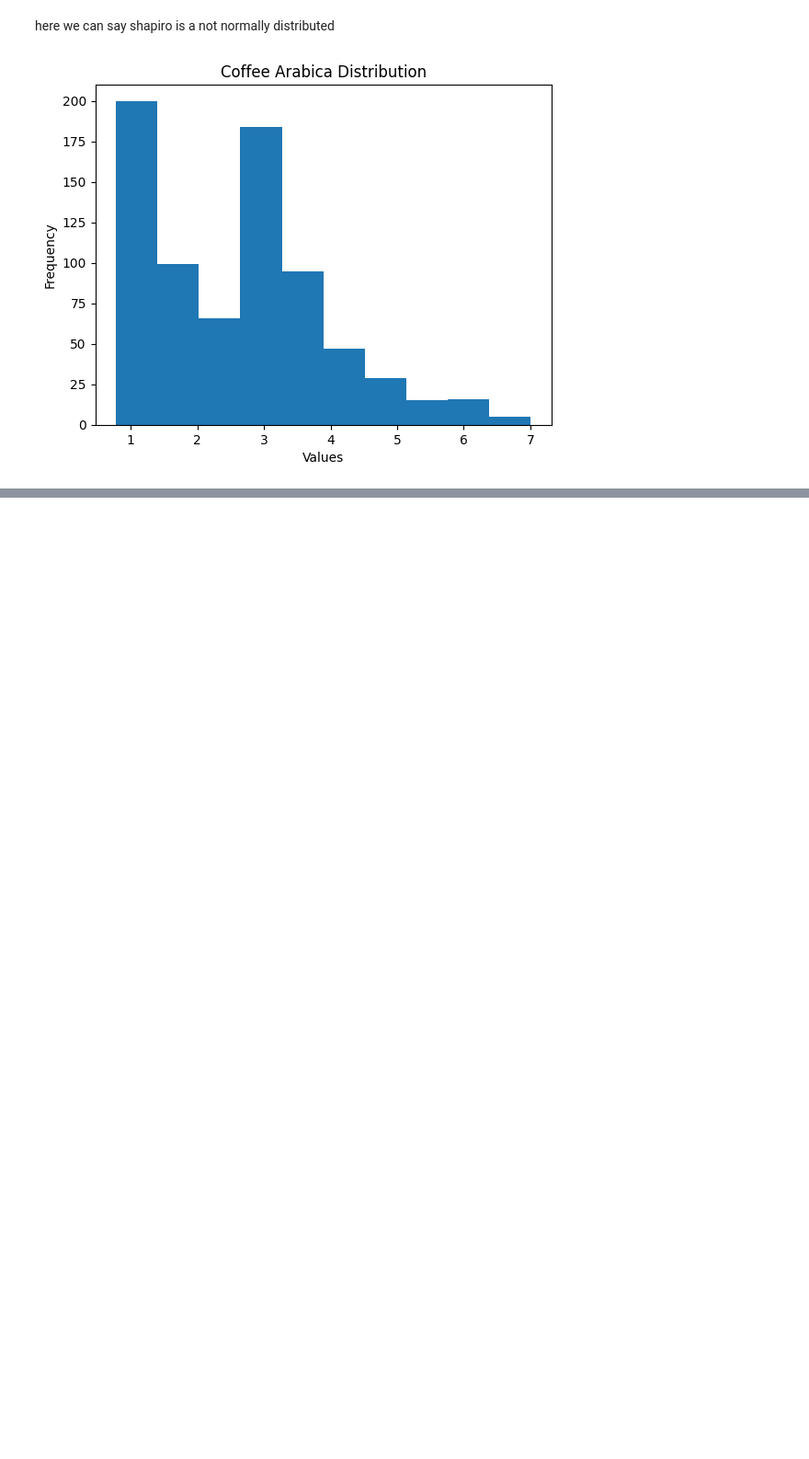
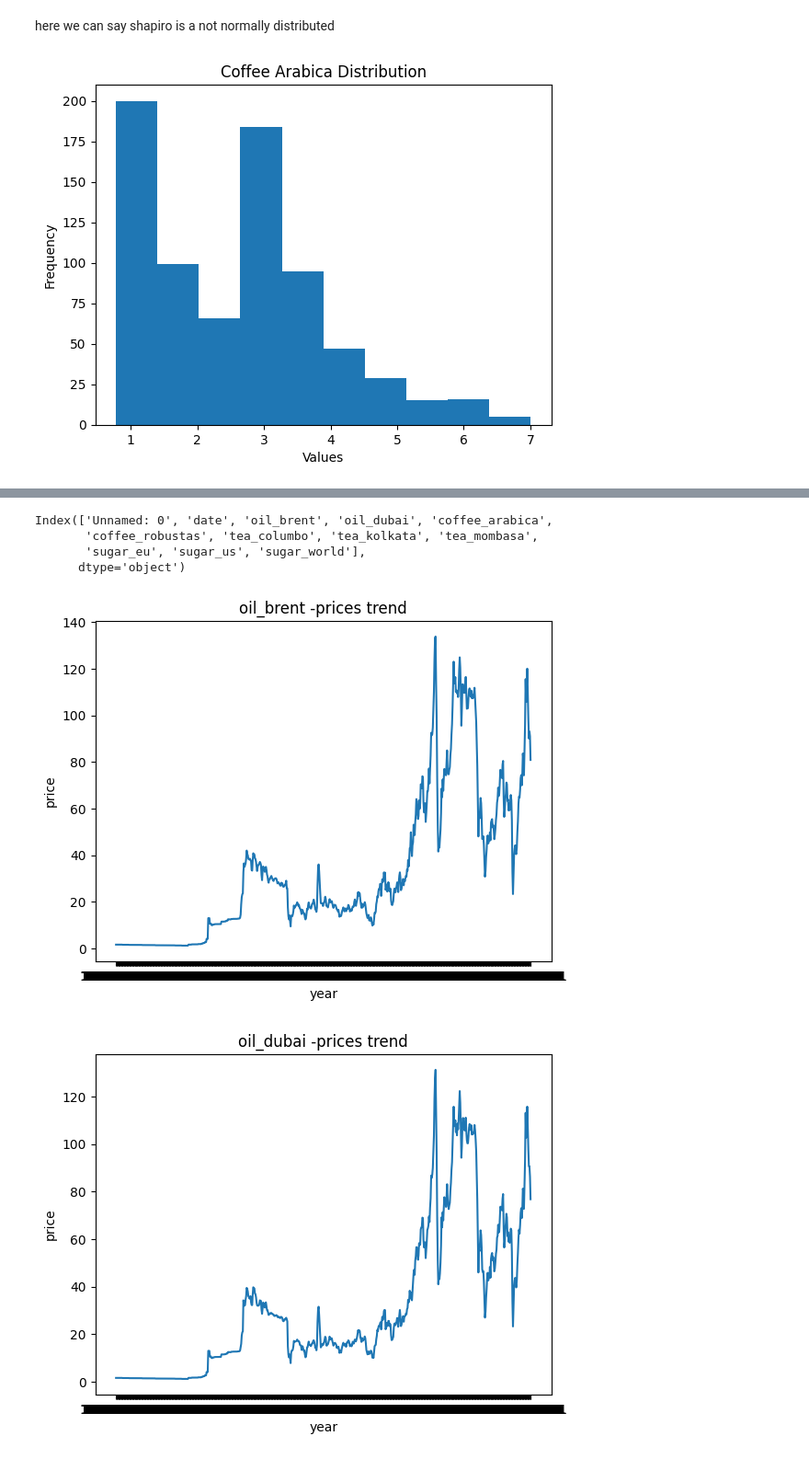
Before and after one commit to prasadboyina/statstical-learning, a Jupyter notebook: case_study_stastics_and_data_visulaisation.ipynb, the cells around one changed output, grey strips where cells are left out. Shown at 92% size. Saved outputs shown, nothing was run; the diff lists cells and outputs as text; code cells hidden in the pictures; blank space fills up the shorter version.

```diff
--- a/case_study_stastics_and_data_visulaisation.ipynb
+++ b/case_study_stastics_and_data_visulaisation.ipynb
@@ -140,0 +172,21 @@ plt.show()
+# %%
+df.columns#except date everything is a product
+# %% [output]
+Index(['Unnamed: 0', 'date', 'oil_brent', 'oil_dubai', 'coffee_arabica',
+       'coffee_robustas', 'tea_columbo', 'tea_kolkata', 'tea_mombasa',
+       'sugar_eu', 'sugar_us', 'sugar_world'],
+      dtype='object')
+# %%
+a=['oil_brent', 'oil_dubai', 'coffee_arabica',
+       'coffee_robustas', 'tea_columbo', 'tea_kolkata', 'tea_mombasa',
+       'sugar_eu', 'sugar_us', 'sugar_world']
+# %%
+for i in a:
+  plt.plot(df['date'],df[i])
+  plt.xlabel('year')
+  plt.ylabel('price')
+  plt.title(f'{i} -prices trend')
+  plt.show()
+# %% [output]
+[figure, added]
+[figure, added]
```
Also changed, not shown: parts of 11 cells of this notebook.
